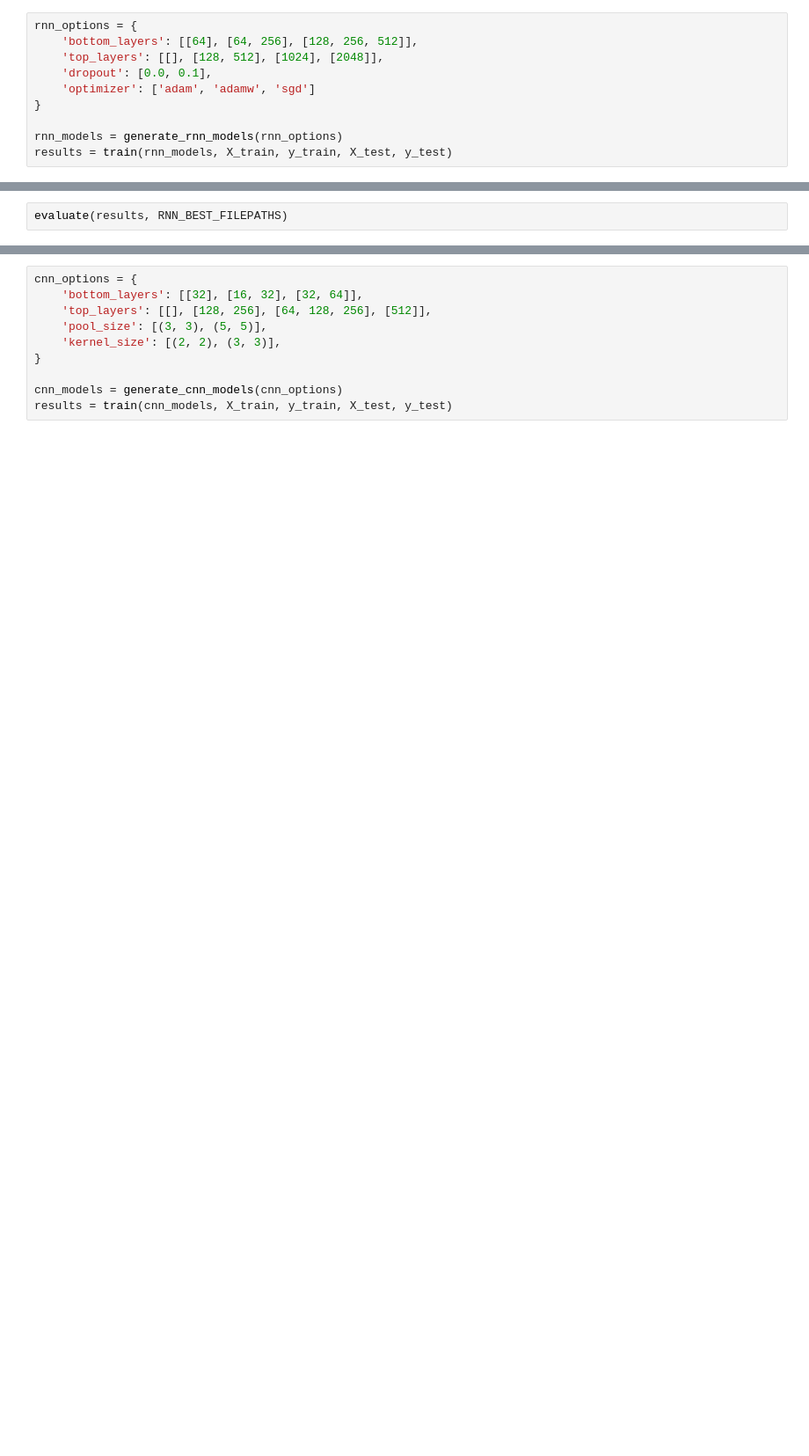
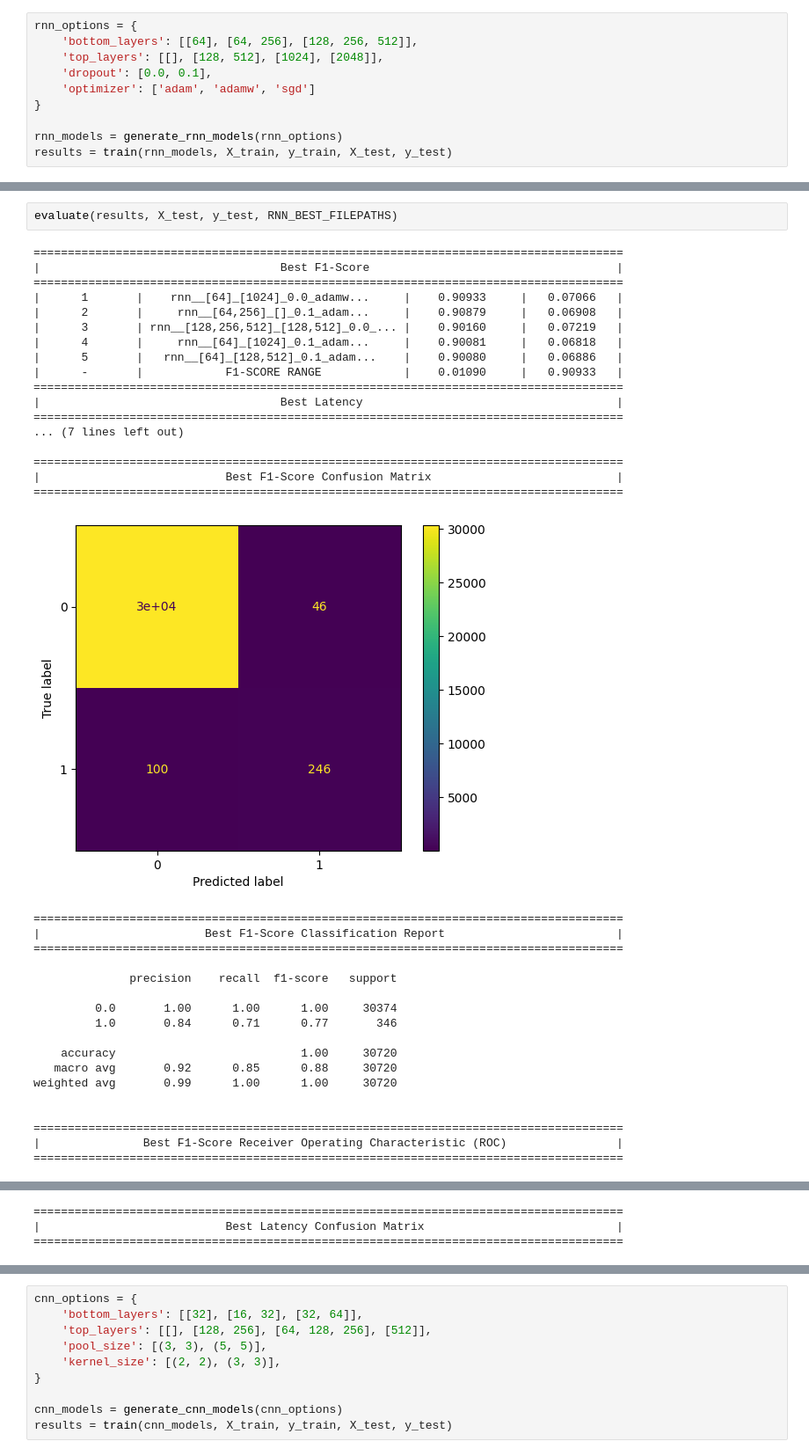
Before and after one commit to PeanutButterRat/deeppong, a Jupyter notebook: notebook.ipynb, the cells around one changed output, grey strips where cells are left out. Shown at 88% size. Drawn from its saved outputs; the diff is of its cells as text; blank space fills up the shorter version.

```diff
--- a/notebook.ipynb
+++ b/notebook.ipynb
@@ -349,2 +527,38 @@ results = train(rnn_models, X_train, y_train, X_test, y_test)
 # %%
-evaluate(results, RNN_BEST_FILEPATHS)
+evaluate(results, X_test, y_test, RNN_BEST_FILEPATHS)
+# %% [output]
+======================================================================================
+|                                   Best F1-Score                                    |
+======================================================================================
+|      1       |    rnn__[64]_[1024]_0.0_adamw...     |    0.90933     |   0.07066   |
+|      2       |     rnn__[64,256]_[]_0.1_adam...     |    0.90879     |   0.06908   |
+|      3       | rnn__[128,256,512]_[128,512]_0.0_... |    0.90160     |   0.07219   |
+|      4       |     rnn__[64]_[1024]_0.1_adam...     |    0.90081     |   0.06818   |
+|      5       |   rnn__[64]_[128,512]_0.1_adam...    |    0.90080     |   0.06886   |
+|      -       |            F1-SCORE RANGE            |    0.01090     |   0.90933   |
+======================================================================================
+|                                   Best Latency                                     |
+======================================================================================
+... (7 lines left out)
+
+======================================================================================
+|                           Best F1-Score Confusion Matrix                           |
+======================================================================================
+[figure, added]
+======================================================================================
+|                        Best F1-Score Classification Report                         |
+======================================================================================
+
+              precision    recall  f1-score   support
+
+         0.0       1.00      1.00      1.00     30374
+         1.0       0.84      0.71      0.77       346
+
+    accuracy                           1.00     30720
+   macro avg       0.92      0.85      0.88     30720
+weighted avg       0.99      1.00      1.00     30720
+
+
+======================================================================================
+|               Best F1-Score Receiver Operating Characteristic (ROC)                |
+======================================================================================
@@ -350,0 +566,3 @@ evaluate(results, RNN_BEST_FILEPATHS)
+======================================================================================
+|                           Best Latency Confusion Matrix                            |
+======================================================================================
```
Also changed, not shown: parts of 46 cells of this notebook, 1 other file.
